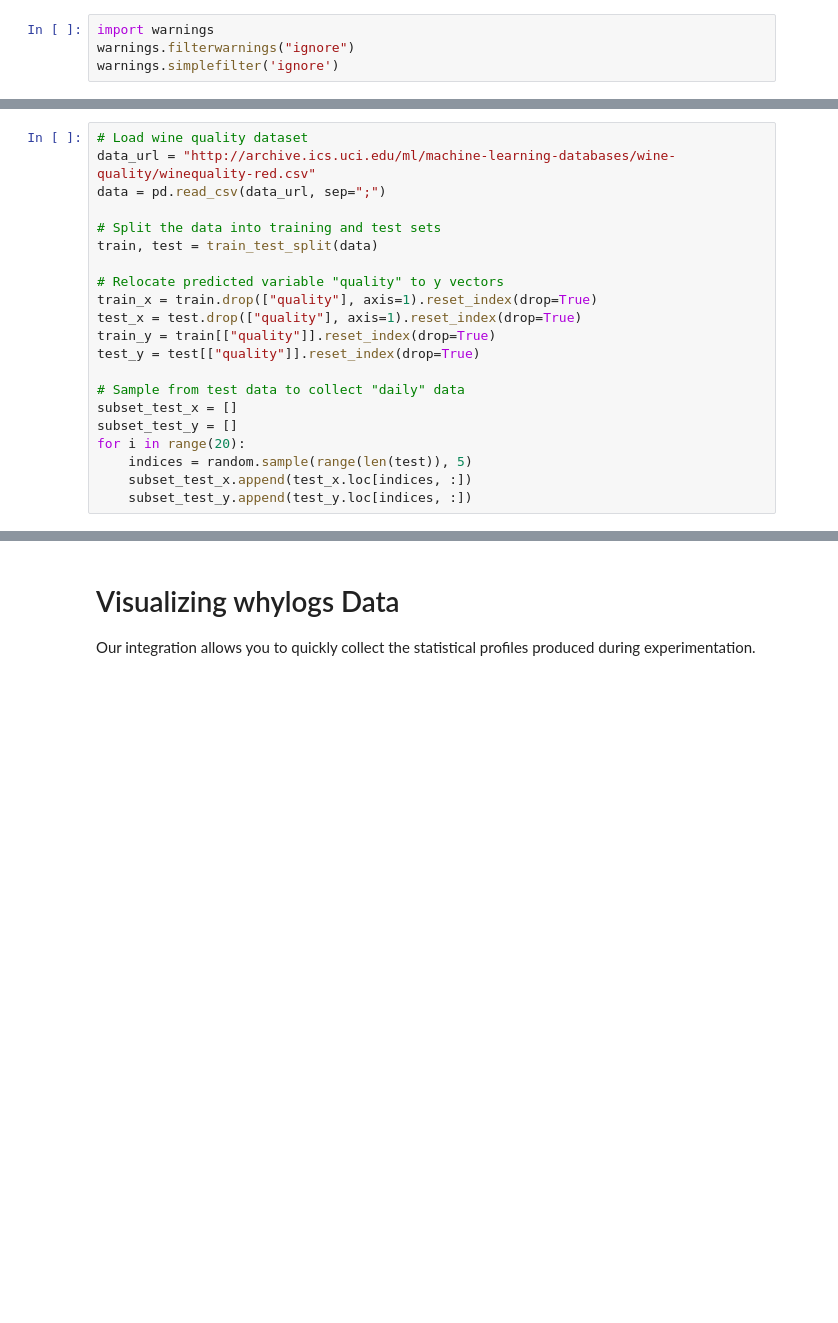
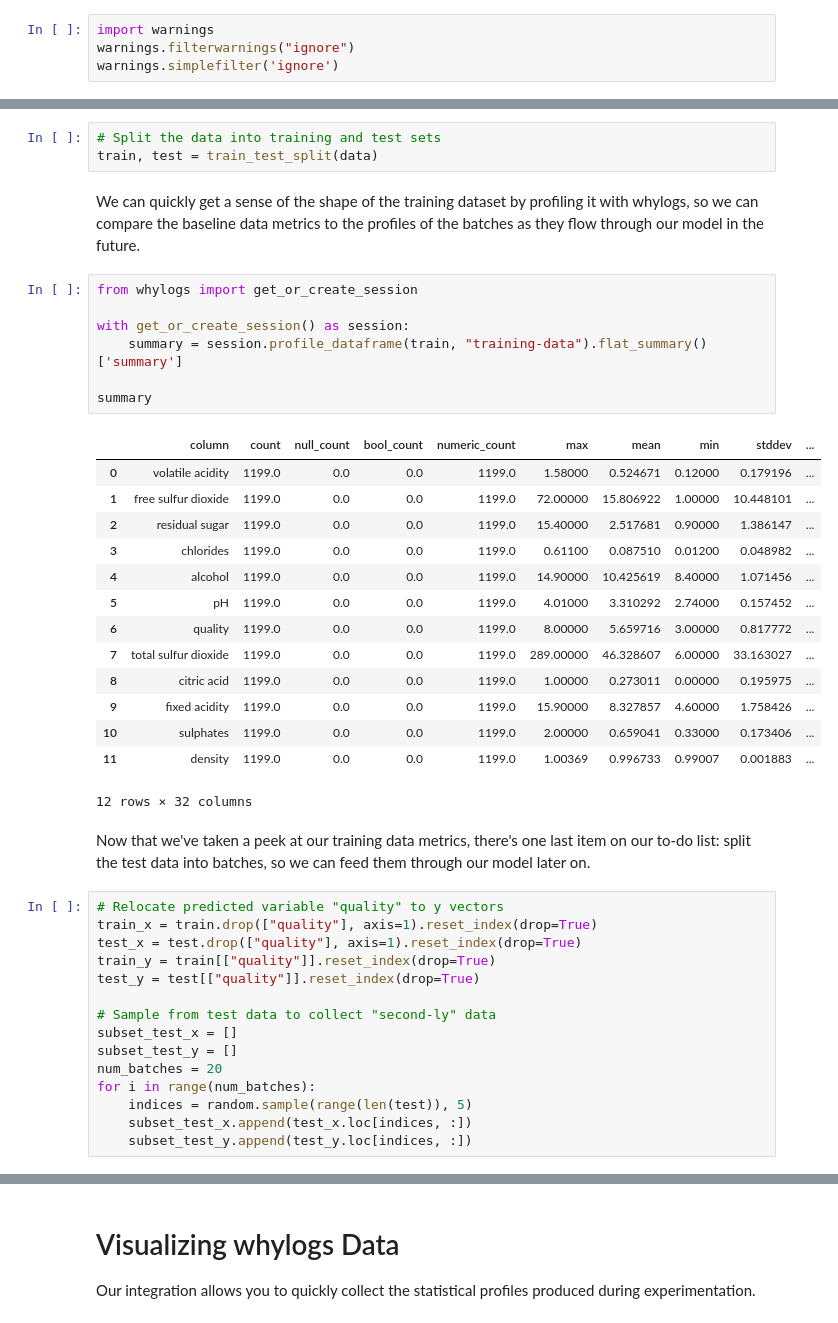
Before and after one commit to whylabs/whylogs-examples, a Jupyter notebook: python/MLFlow Integration Example.ipynb, the cells around one changed output, grey strips where cells are left out. Drawn from its saved outputs; the diff is of its cells as text; blank space fills up the shorter version.

```diff
--- a/python/MLFlow Integration Example.ipynb
+++ b/python/MLFlow Integration Example.ipynb
@@ -60,21 +77,44 @@ Download and prepare the UCI wine quality dataset. We sample test dataset furthe
+# %%
+# Split the data into training and test sets
+train, test = train_test_split(data)
+# %% [markdown]
+We can quickly get a sense of the shape of the training dataset by profiling it with whylogs, so we can compare the baseline data metrics to the profiles of the batches as they flow through our model in the future.
+# %%
+from whylogs import get_or_create_session
+
+with get_or_create_session() as session:
+    summary = session.profile_dataframe(train, "training-data").flat_summary()['summary']
+
+summary
+# %% [output]
+|  | column | count | null_count | bool_count | numeric_count | max | mean | min | stddev | ... |
+| 0 | volatile acidity | 1199.0 | 0.0 | 0.0 | 1199.0 | 1.58000 | 0.524671 | 0.12000 | 0.179196 | ... |
+| 1 | free sulfur dioxide | 1199.0 | 0.0 | 0.0 | 1199.0 | 72.00000 | 15.806922 | 1.00000 | 10.448101 | ... |
+| 2 | residual sugar | 1199.0 | 0.0 | 0.0 | 1199.0 | 15.40000 | 2.517681 | 0.90000 | 1.386147 | ... |
+| 3 | chlorides | 1199.0 | 0.0 | 0.0 | 1199.0 | 0.61100 | 0.087510 | 0.01200 | 0.048982 | ... |
+| 4 | alcohol | 1199.0 | 0.0 | 0.0 | 1199.0 | 14.90000 | 10.425619 | 8.40000 | 1.071456 | ... |
+| 5 | pH | 1199.0 | 0.0 | 0.0 | 1199.0 | 4.01000 | 3.310292 | 2.74000 | 0.157452 | ... |
+| 6 | quality | 1199.0 | 0.0 | 0.0 | 1199.0 | 8.00000 | 5.659716 | 3.00000 | 0.817772 | ... |
+| 7 | total sulfur dioxide | 1199.0 | 0.0 | 0.0 | 1199.0 | 289.00000 | 46.328607 | 6.00000 | 33.163027 | ... |
+| 8 | citric acid | 1199.0 | 0.0 | 0.0 | 1199.0 | 1.00000 | 0.273011 | 0.00000 | 0.195975 | ... |
+| 9 | fixed acidity | 1199.0 | 0.0 | 0.0 | 1199.0 | 15.90000 | 8.327857 | 4.60000 | 1.758426 | ... |
+| 10 | sulphates | 1199.0 | 0.0 | 0.0 | 1199.0 | 2.00000 | 0.659041 | 0.33000 | 0.173406 | ... |
+| 11 | density | 1199.0 | 0.0 | 0.0 | 1199.0 | 1.00369 | 0.996733 | 0.99007 | 0.001883 | ... |
+12 rows × 32 columns
+# %% [markdown]
+Now that we've taken a peek at our training data metrics, there's one last item on our to-do list: split the test data into batches, so we can feed them through our model later on.
 # %%
-# Load wine quality dataset
-data_url = "http://archive.ics.uci.edu/ml/machine-learning-databases/wine-quality/winequality-red.csv"
-data = pd.read_csv(data_url, sep=";")
-
-# Split the data into training and test sets
-train, test = train_test_split(data)
-
 # Relocate predicted variable "quality" to y vectors
 train_x = train.drop(["quality"], axis=1).reset_index(drop=True)
 test_x = test.drop(["quality"], axis=1).reset_index(drop=True)
 train_y = train[["quality"]].reset_index(drop=True)
 test_y = test[["quality"]].reset_index(drop=True)
 
-# Sample from test data to collect "daily" data
+# Sample from test data to collect "second-ly" data
 subset_test_x = []
 subset_test_y = []
-for i in range(20):
+num_batches = 20
+for i in range(num_batches):
     indices = random.sample(range(len(test)), 5)
     subset_test_x.append(test_x.loc[indices, :])
     subset_test_y.append(test_y.loc[indices, :])
```
Also changed, not shown: parts of 23 cells of this notebook, 1 other file.
